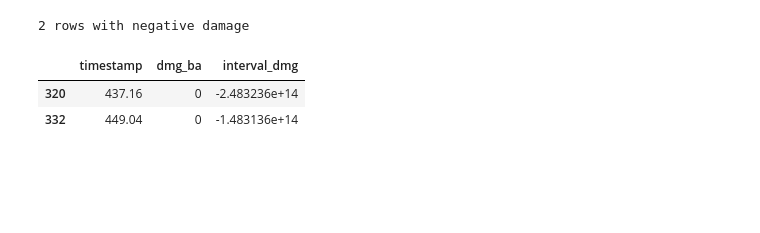
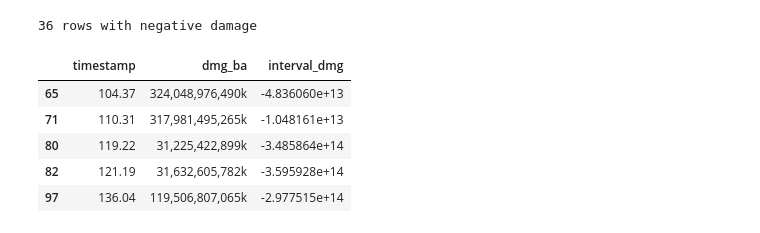
Before and after one commit to PiGuTan/maple_damage_analyser, a Jupyter notebook: result_analyser.ipynb, the cells around one changed output. Saved outputs shown, nothing was run; the diff lists cells and outputs as text; code cells hidden in the pictures; blank space fills up the shorter version.

```diff
--- a/result_analyser.ipynb
+++ b/result_analyser.ipynb
@@ -1,28 +1,41 @@
+# %%
+result_path = 'result.csv' # @param {'type':'string'}
+buff_dir = 'buff_icons' # @param {'type':'string'}
+debuff_dir = 'debuff_icons' # @param {'type':'string'}
+use_pct = True # @param {type:"boolean"}
 # %%
 import pandas as pd
 import numpy as np
+from pathlib import Path
 
-df = pd.read_csv('result - cleaned.csv')
+df = pd.read_csv(result_path)
 
 # 2. Clean the 'dmg_ba' text column into actual numeric types
-def clean_damage(val):
+def clean_damage_ba(val):
     if pd.isna(val): return np.nan
     val = str(val).replace('"', '').replace(',', '').strip()
     # Fix common video OCR typos (like letters substituted for numbers)
-    val = val.lower().replace('t', '1')
     if val.endswith('k'):
         return float(val[:-1]) * 1000
     return float(val)
+
+def clean_damage_pct(val):
+    if pd.isna(val): return np.nan
+    val = float(val)
+    return val/10 #miss out decimal point
 # %%
-df['dmg_ba_numeric'] = df['dmg_ba'].apply(clean_damage)
+df['dmg_ba_numeric'] = df['dmg_ba'].apply(clean_damage_ba)
 df['dmg_ba_numeric'] = df['dmg_ba_numeric'].interpolate()
 df['interval_dmg'] = df['dmg_ba_numeric'].diff().fillna(0)
 
 df_negative_damage = df[df['interval_dmg'] < 0]
 print(df_negative_damage.shape[0], "rows with negative damage")
 df_negative_damage[['timestamp', 'dmg_ba', 'interval_dmg']].head(5)
 # %% [output]
-2 rows with negative damage
+36 rows with negative damage
 |  | timestamp | dmg_ba | interval_dmg |
-| 320 | 437.16 | 0 | -2.483236e+14 |
-| 332 | 449.04 | 0 | -1.483136e+14 |
+| 65 | 104.37 | 324,048,976,490k | -4.836060e+13 |
+| 71 | 110.31 | 317,981,495,265k | -1.048161e+13 |
+| 80 | 119.22 | 31,225,422,899k | -3.485864e+14 |
+| 82 | 121.19 | 31,632,605,782k | -3.595928e+14 |
+| 97 | 136.04 | 119,506,807,065k | -2.977515e+14 |
```
Also changed, not shown: parts of 2 cells of this notebook, 3 other files.
